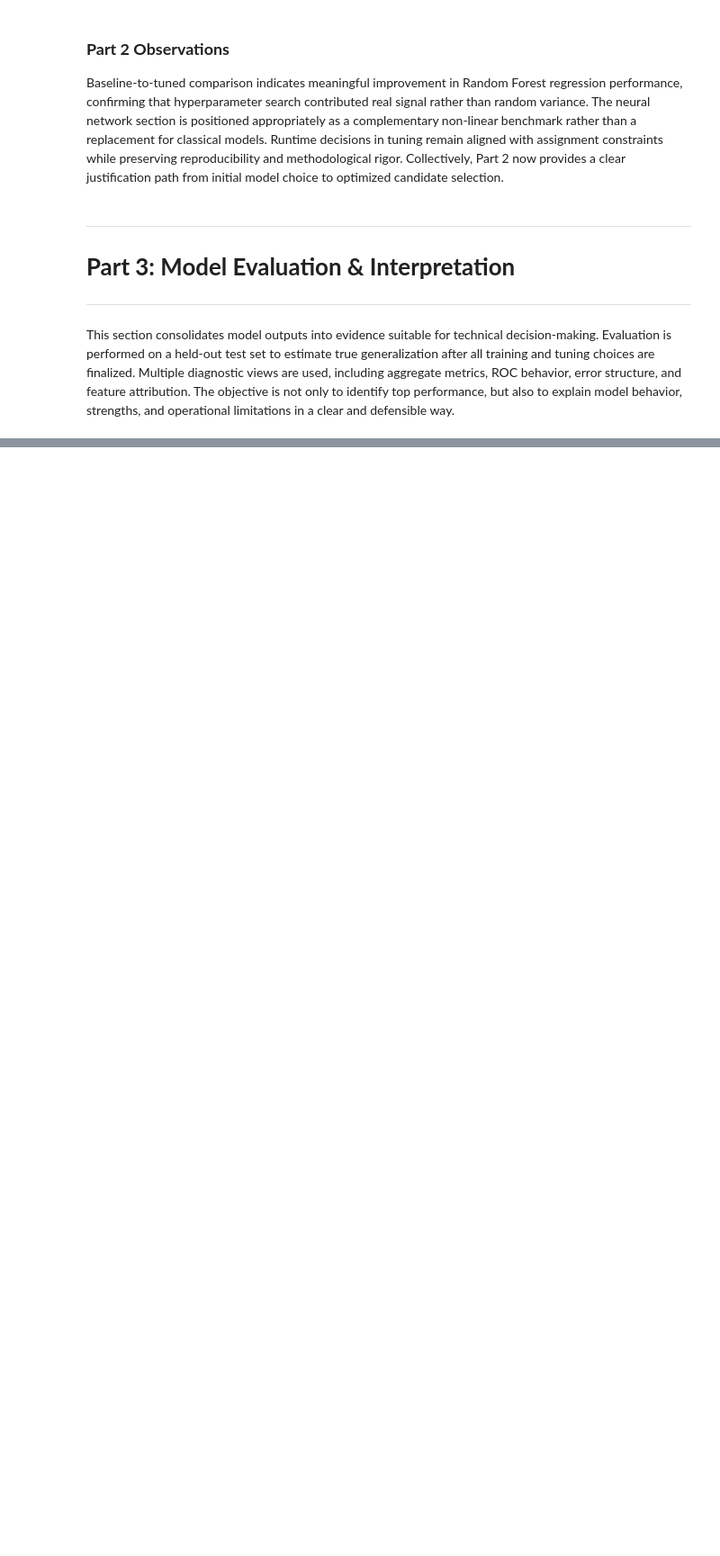
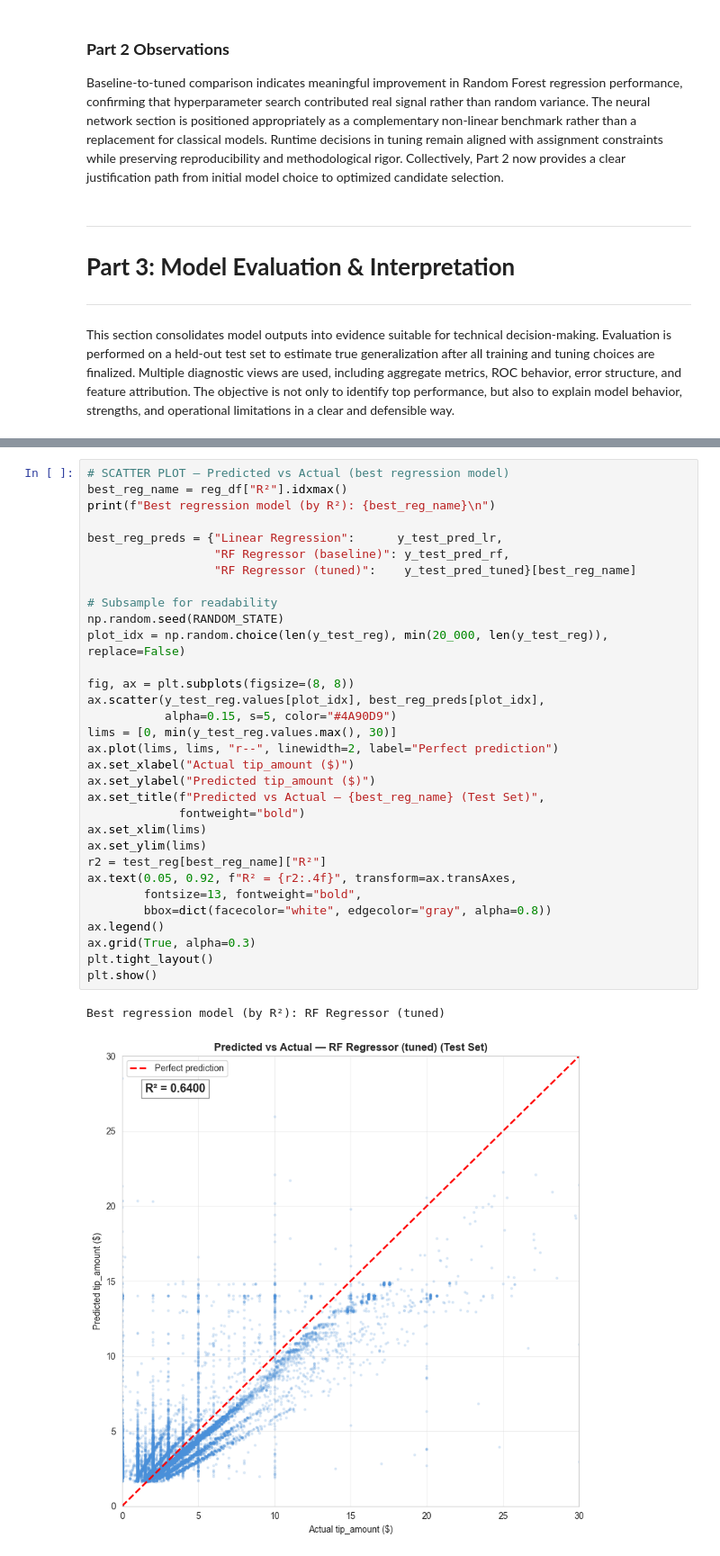
Before and after one commit to samjssom2703/COMP3610-A2, a Jupyter notebook: assignment2.ipynb, the cells around one changed output, grey strips where cells are left out. Shown at 90% size. Cells and saved outputs as stored; diff of their text form; blank space fills up the shorter version.

```diff
--- a/assignment2.ipynb
+++ b/assignment2.ipynb
@@ -687,0 +974,35 @@ This section consolidates model outputs into evidence suitable for technical dec
+# %%
+# SCATTER PLOT — Predicted vs Actual (best regression model)
+best_reg_name = reg_df["R²"].idxmax()
+print(f"Best regression model (by R²): {best_reg_name}\n")
+
+best_reg_preds = {"Linear Regression":      y_test_pred_lr,
+                  "RF Regressor (baseline)": y_test_pred_rf,
+                  "RF Regressor (tuned)":    y_test_pred_tuned}[best_reg_name]
+
+# Subsample for readability
+np.random.seed(RANDOM_STATE)
+plot_idx = np.random.choice(len(y_test_reg), min(20_000, len(y_test_reg)), replace=False)
+
+fig, ax = plt.subplots(figsize=(8, 8))
+ax.scatter(y_test_reg.values[plot_idx], best_reg_preds[plot_idx],
+           alpha=0.15, s=5, color="#4A90D9")
+lims = [0, min(y_test_reg.values.max(), 30)]
+ax.plot(lims, lims, "r--", linewidth=2, label="Perfect prediction")
+ax.set_xlabel("Actual tip_amount ($)")
+ax.set_ylabel("Predicted tip_amount ($)")
+ax.set_title(f"Predicted vs Actual — {best_reg_name} (Test Set)",
+             fontweight="bold")
+ax.set_xlim(lims)
+ax.set_ylim(lims)
+r2 = test_reg[best_reg_name]["R²"]
+ax.text(0.05, 0.92, f"R² = {r2:.4f}", transform=ax.transAxes,
+        fontsize=13, fontweight="bold",
+        bbox=dict(facecolor="white", edgecolor="gray", alpha=0.8))
+ax.legend()
+ax.grid(True, alpha=0.3)
+plt.tight_layout()
+plt.show()
+# %% [output]
+Best regression model (by R²): RF Regressor (tuned)
+[figure, added]
```
Also changed, not shown: parts of 33 cells of this notebook.
